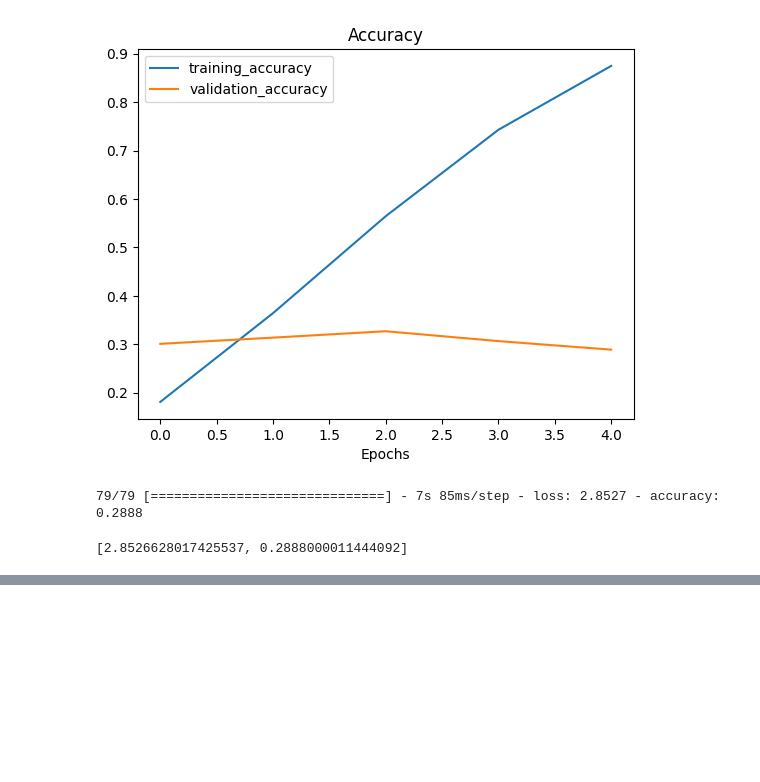
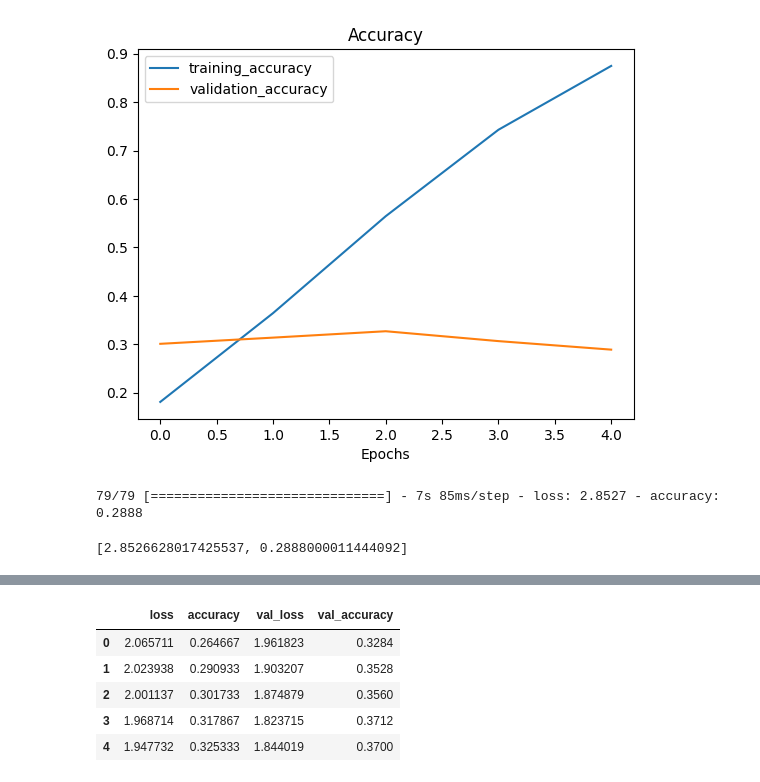
Before and after one commit to aakriti-dot/Tensorflow, a Jupyter notebook: Multiclass_image_classification_using_CNN.ipynb, the cells around one changed output, grey strips where cells are left out. Cells and saved outputs as stored; diff of their text form; code cells hidden in the pictures; blank space fills up the shorter version.

```diff
--- a/Multiclass_image_classification_using_CNN.ipynb
+++ b/Multiclass_image_classification_using_CNN.ipynb
@@ -338,0 +385,9 @@ model_2.evaluate(test_data)
+# %%
+pd.DataFrame(history_3.history)
+# %% [output]
+|  | loss | accuracy | val_loss | val_accuracy |
+| 0 | 2.065711 | 0.264667 | 1.961823 | 0.3284 |
+| 1 | 2.023938 | 0.290933 | 1.903207 | 0.3528 |
+| 2 | 2.001137 | 0.301733 | 1.874879 | 0.3560 |
+| 3 | 1.968714 | 0.317867 | 1.823715 | 0.3712 |
+| 4 | 1.947732 | 0.325333 | 1.844019 | 0.3700 |
```
Also changed, not shown: parts of 7 cells of this notebook.
